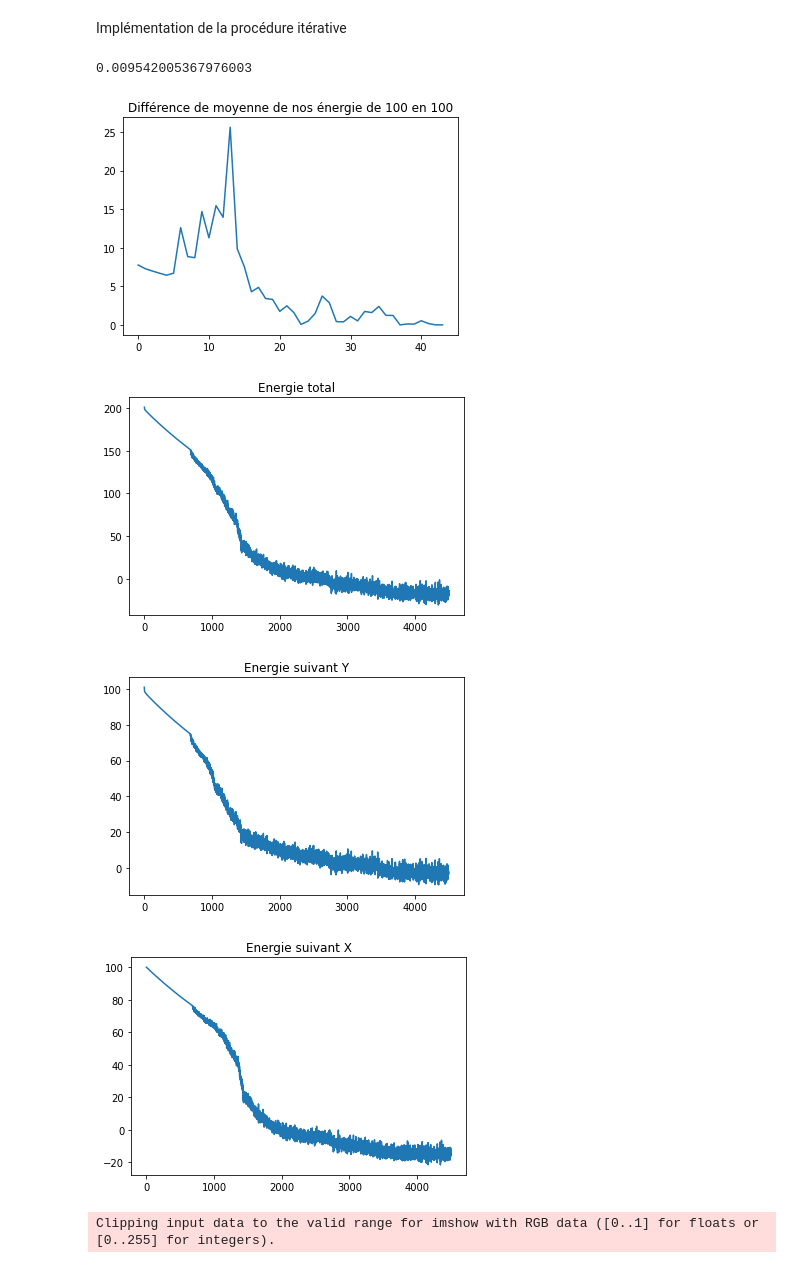
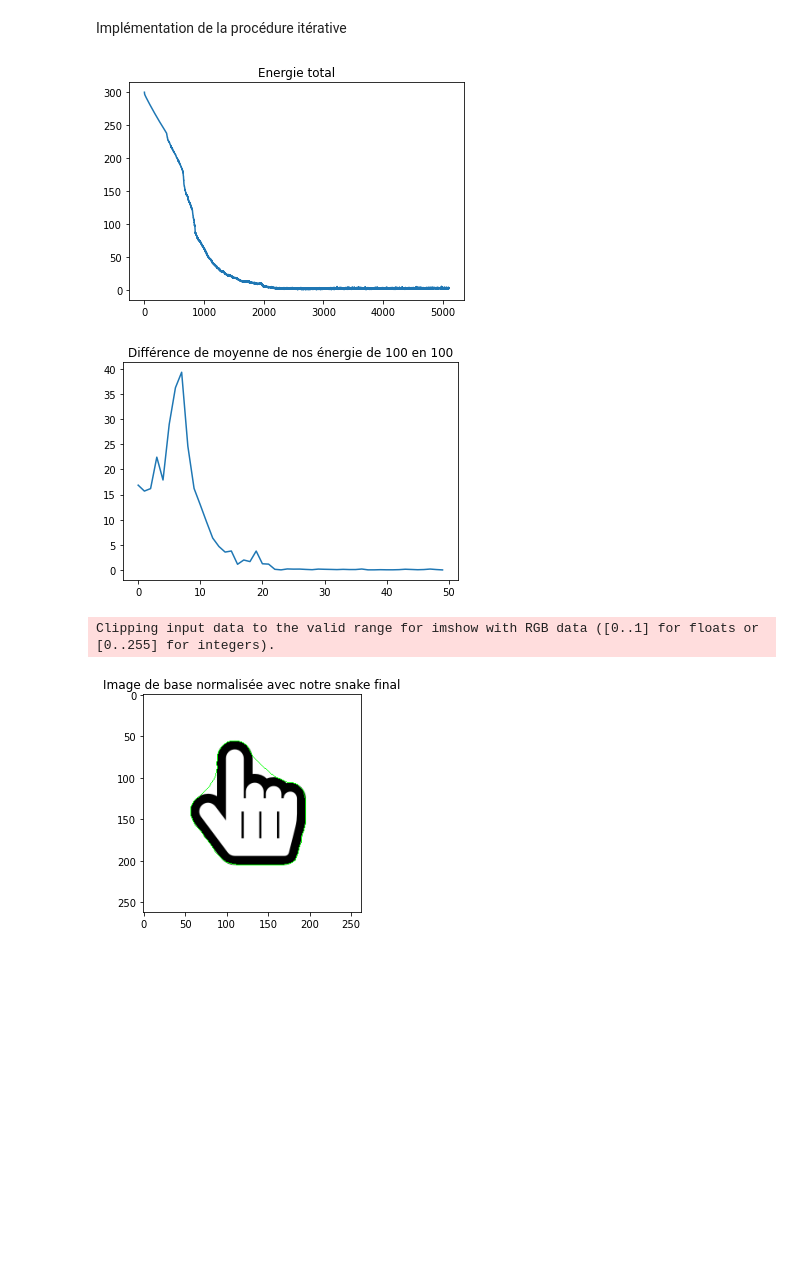
Before and after one commit to GaelleLeroux/TraitementImage, a Jupyter notebook: TP snake/snake2.ipynb, the cells around one changed output. Drawn from its saved outputs; the diff is of its cells as text; code cells hidden in the pictures; blank space fills up the shorter version.

```diff
--- a/TP snake/snake2.ipynb
+++ b/TP snake/snake2.ipynb
@@ -10,19 +10,18 @@ Lecture de l'image
 I = cv2.imread("im6.png",0)
 In = cv2.normalize(I,None,0,1.0,cv2.NORM_MINMAX,dtype=cv2.CV_32F)
 Element = cv2.getStructuringElement(cv2.MORPH_ELLIPSE,(40,40))
-Io = cv2.morphologyEx(In,cv2.MORPH_OPEN,Element)
-Il = cv2.morphologyEx(Io,cv2.MORPH_CLOSE,Element)
+Ib = cv2.GaussianBlur(In,(5,5),cv2.BORDER_DEFAULT)
 
 Iaffiche = np.copy(In)
-In = Il
+In = Ib
 
 plt.figure()
 plt.subplot(121)
-plt.title("Image de base normalisée")
+plt.title("Image normalisée")
 plt.imshow(Iaffiche,'gray') # affichage de l'image I en niveau de gris
 
 plt.subplot(122)
-plt.title("Image de base normalisée et lissé")
+plt.title("Image normalisée et bruité")
 plt.imshow(In,'gray') # affichage de l'image I en niveau de gris
 plt.show()
 # %% [output]
@@ -62,9 +61,9 @@ Clipping input data to the valid range for imshow with RGB data ([0..1] for floa
 # %% [markdown]
 Initialisation de l'algorithme
 # %%
-alpha = 0.1 #poid de l'energie elastique
+alpha = 0.15 #poid de l'energie elastique
 beta = 0.1 #poid de l'energie de courbure
-gamma = 5 #poid de l'energie de l'image
+gamma = 35 #poid de l'energie de l'image
 deltaT = 0.5 #pas temporel
 
 D1 = sp.diags([1,-1],[0,-1],shape=(K,K)).toarray()
@@ -149,46 +148,39 @@ while  dif>0.01 :
     energieTotal = energieX+energieY
     moy.append(energieTotal)
     if len(moy)==100:
         e1 = e2
         e2 = np.mean(moy)
         if e1!=0:
             dif = np.abs(e2-e1)
             DiffEnergiePlot.append(dif)
         moy = []
     EnergieTotalPlot.append(energieX+energieY)
     EnergieYPlot.append(energieY)
     EnergieXPlot.append(energieX)
 
-print(dif)
+
+plt.plot(EnergieTotalPlot)
+plt.title("Energie total")
+plt.show()
 plt.plot(DiffEnergiePlot)
 plt.title("Différence de moyenne de nos énergie de 100 en 100")
 plt.show()
-plt.plot(EnergieTotalPlot)
-plt.title("Energie total")
-plt.show()
-plt.plot(EnergieYPlot)
-plt.title("Energie suivant Y")
-plt.show()
-plt.plot(EnergieXPlot)
-plt.title("Energie suivant X")
-plt.show()
+
 
 cc[:,0,0] = xn2
 cc[:,0,1] = yn2
 c = list()
 
 c.append(cc.astype(int))
 
 IC = cv2.drawContours(image=cv2.cvtColor(Iaffiche,cv2.COLOR_GRAY2BGR),contours=c,contourIdx=len(c) -1,color=(0,255,0),thickness=1,lineType=cv2.LINE_AA)
 
 plt.figure()
 plt.title("Image de base normalisée avec notre snake final")
 plt.imshow(IC,'gray') # affichage de l'image I en niveau de gris
 plt.show()
 # %% [output]
-0.009542005367976003
-[figure, old version]
+[figure, new version]
-[figure, old version]
+[figure, new version]
+Clipping input data to the valid range for imshow with RGB data ([0..1] for floats or [0..255] for integers).
-[figure, old version]
+[figure, new version]
-[figure, removed]
-Clipping input data to the valid range for imshow with RGB data ([0..1] for floats or [0..255] for integers).
```
Also changed, not shown: parts of 5 cells of this notebook, 1 other file.
